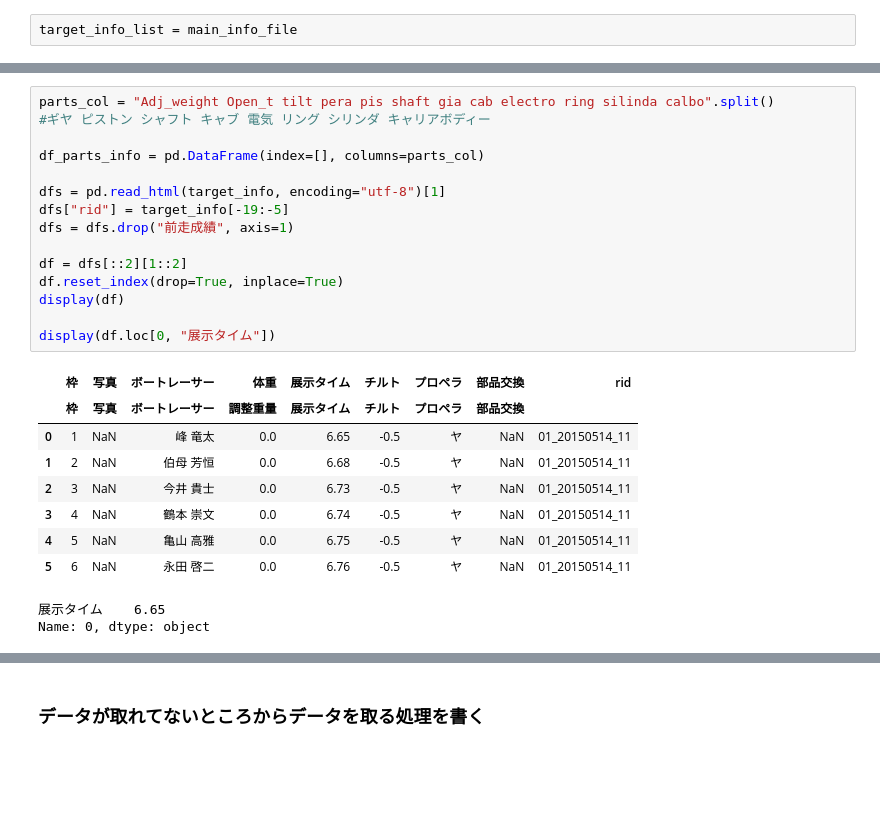
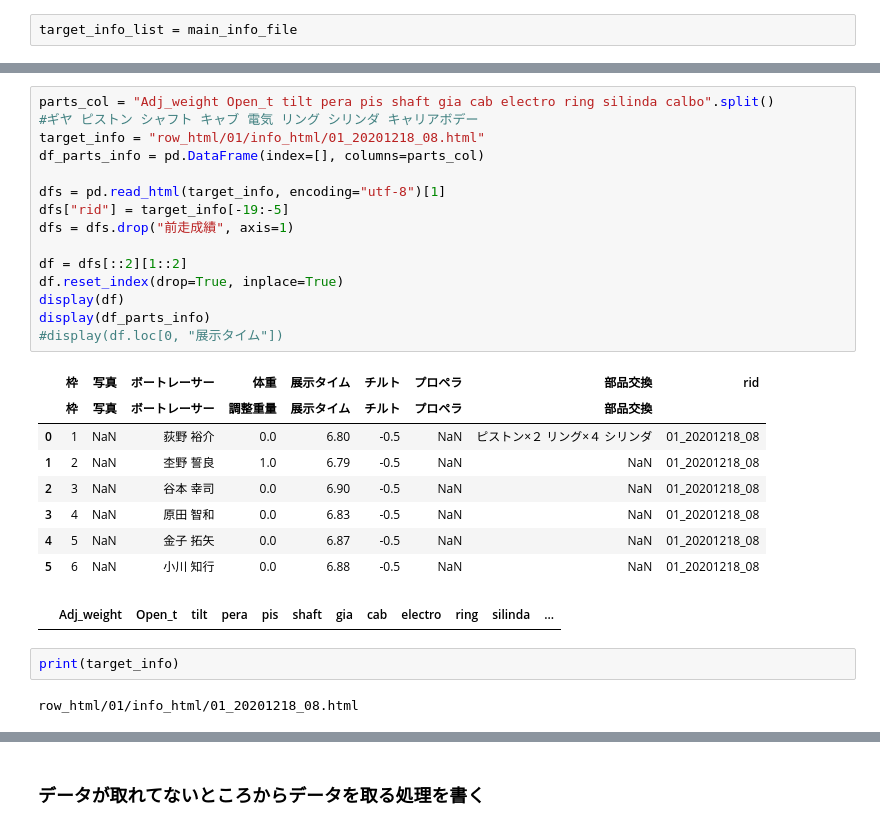
Before and after one commit to rakukanahoshi/kyoutei_AI, a Jupyter notebook: main.ipynb, the cells around one changed output, grey strips where cells are left out. Saved outputs shown, nothing was run; the diff lists cells and outputs as text; blank space fills up the shorter version.

```diff
--- a/main.ipynb
+++ b/main.ipynb
@@ -155,26 +159,29 @@ display(dfs[::2][1::2])
 # %%
 parts_col = "Adj_weight Open_t tilt pera pis shaft gia cab electro ring silinda calbo".split()
-#ギヤ ピストン シャフト キャブ 電気 リング シリンダ キャリアボディー
-
+#ギヤ ピストン シャフト キャブ 電気 リング シリンダ キャリアボデー
+target_info = "row_html/01/info_html/01_20201218_08.html"
 df_parts_info = pd.DataFrame(index=[], columns=parts_col)
 
 dfs = pd.read_html(target_info, encoding="utf-8")[1]
 dfs["rid"] = target_info[-19:-5]
 dfs = dfs.drop("前走成績", axis=1)
 
 df = dfs[::2][1::2]
 df.reset_index(drop=True, inplace=True)
 display(df)
-
-display(df.loc[0, "展示タイム"])
+display(df_parts_info)
+#display(df.loc[0, "展示タイム"])
 # %% [output]
 |  | 枠 | 写真 | ボートレーサー | 体重 | 展示タイム | チルト | プロペラ | 部品交換 | rid |
 |  | 枠 | 写真 | ボートレーサー | 調整重量 | 展示タイム | チルト | プロペラ | 部品交換 |  |
-| 0 | 1 | NaN | 峰 竜太 | 0.0 | 6.65 | -0.5 | ヤ | NaN | 01_20150514_11 |
-| 1 | 2 | NaN | 伯母 芳恒 | 0.0 | 6.68 | -0.5 | ヤ | NaN | 01_20150514_11 |
-| 2 | 3 | NaN | 今井 貴士 | 0.0 | 6.73 | -0.5 | ヤ | NaN | 01_20150514_11 |
-| 3 | 4 | NaN | 鶴本 崇文 | 0.0 | 6.74 | -0.5 | ヤ | NaN | 01_20150514_11 |
-| 4 | 5 | NaN | 亀山 高雅 | 0.0 | 6.75 | -0.5 | ヤ | NaN | 01_20150514_11 |
-| 5 | 6 | NaN | 永田 啓二 | 0.0 | 6.76 | -0.5 | ヤ | NaN | 01_20150514_11 |
+| 0 | 1 | NaN | 荻野 裕介 | 0.0 | 6.80 | -0.5 | NaN | ピストン×２ リング×４ シリンダ | 01_20201218_08 |
+| 1 | 2 | NaN | 杢野 誓良 | 1.0 | 6.79 | -0.5 | NaN | NaN | 01_20201218_08 |
+| 2 | 3 | NaN | 谷本 幸司 | 0.0 | 6.90 | -0.5 | NaN | NaN | 01_20201218_08 |
+| 3 | 4 | NaN | 原田 智和 | 0.0 | 6.83 | -0.5 | NaN | NaN | 01_20201218_08 |
+| 4 | 5 | NaN | 金子 拓矢 | 0.0 | 6.87 | -0.5 | NaN | NaN | 01_20201218_08 |
+| 5 | 6 | NaN | 小川 知行 | 0.0 | 6.88 | -0.5 | NaN | NaN | 01_20201218_08 |
-展示タイム    6.65
-Name: 0, dtype: object
+|  | Adj_weight | Open_t | tilt | pera | pis | shaft | gia | cab | electro | ring | silinda | ... |
+# %%
+print(target_info)
+# %% [output]
+row_html/01/info_html/01_20201218_08.html
```
Also changed, not shown: parts of 13 cells of this notebook.
